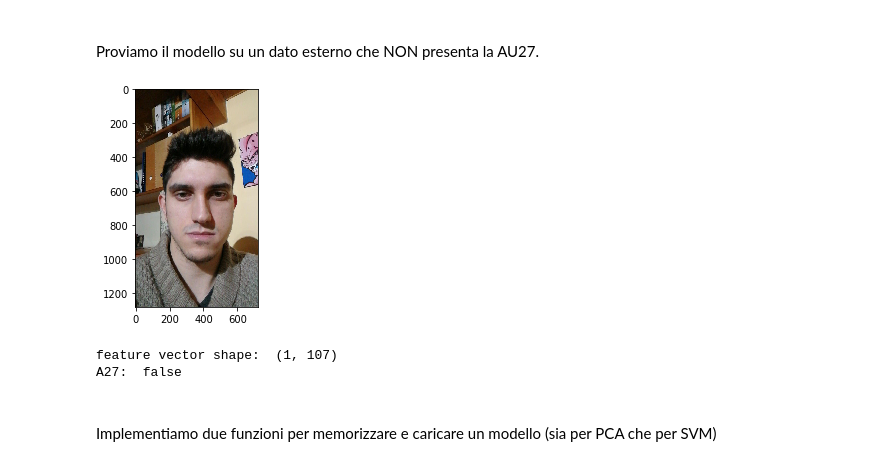
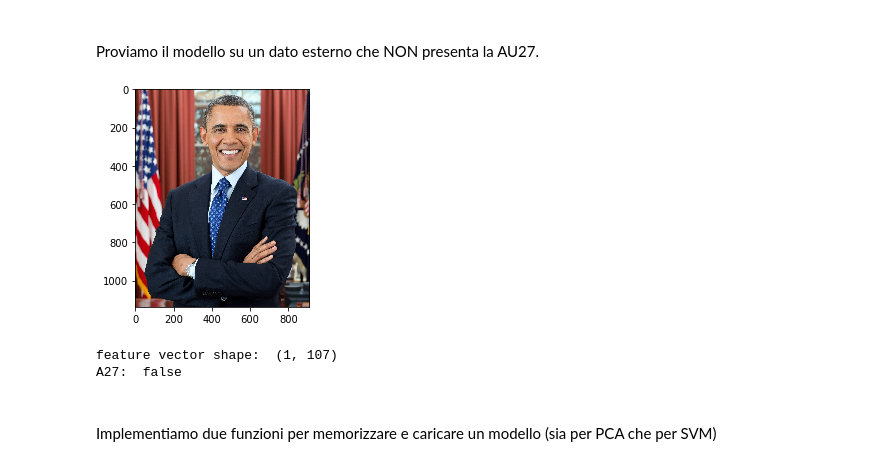
Before and after one commit to lucaArrotta/Python-library-for-Action-Unit-and-Emotion-recognition-with-CNNs-SVMs-and-SVRs, a Jupyter notebook: svm_training.ipynb, the cells around one changed output. Cells and saved outputs as stored; diff of their text form; code cells hidden in the pictures.

```diff
--- a/svm_training.ipynb
+++ b/svm_training.ipynb
@@ -36,8 +36,6 @@ Funzioni di supporto per lo scorrimento del Dataset.
 import matplotlib.pyplot as plt
 import matplotlib.image as mpimg
 
-frame_path = "dataset/CK+/cohn-kanade-images"
-label_path = "dataset/CK+/FACS"
 
 def show_gray_image_from_path(path):
     img = mpimg.imread(path)
@@ -47,7 +45,7 @@ def show_gray_image_from_path(path):
 def change_extension_to_txt(text):
     return text[:-4] + "_facs.txt"
 
-def get_aus(subpath):
+def get_aus(label_path, subpath):
     img_aus = list()  # lista delle AU della singola immagine
     fname = "{}/{}".format(label_path, change_extension_to_txt(subpath))
     if os.path.isfile(fname):  # se il file esiste
@@ -197,0 +199,25 @@ X_test: (33, 107)
+# %%
+from sklearn.preprocessing import StandardScaler
+from sklearn.model_selection import GridSearchCV
+from sklearn.svm import SVC
+
+# Scaliamo i dati
+scaler = StandardScaler()
+scaler.fit(X_train_pca)
+X_train_pca = scaler.transform(X_train_pca)
+X_test_pca = scaler.transform(X_test_pca)
+
+# Grid Search
+# Parameter Grid
+#param_grid = {'C': [100, 10, 1, 0.1, 0.001], 'gamma': [0.00001, 0.001, 0.01]}
+param_grid = {'C': [100, 10, 1, 0.1, 0.001], 'gamma': [0.00001, 0.001, 0.01]}
+
+
+# Make grid search classifier
+clf_grid = GridSearchCV(SVC(), param_grid, verbose=1, cv=5, n_jobs=-1)
+
+# Train the classifier
+clf_grid.fit(X_train_pca, y_train)
+
+print("Best Parameters:     ", clf_grid.best_params_)
+#print("Best Estimators:     ", clf_grid.best_estimator_)
@@ -199,8 +253,8 @@ X_test: (33, 107)
 <br>
 Addestriamo una SVM con questi dati di prova
 # %%
-from sklearn.svm import SVC
+#from sklearn.svm import SVC
 
-clf = SVC()
+clf = clf_grid.best_estimator_
 clf.fit(X_train_pca, y_train)
 # %% [output]
@@ -242,14 +296,14 @@ A27:  true
 <br>
 Proviamo il modello su un dato esterno che NON presenta la AU27.
 # %%
-show_image_from_path("images/AU27_prova2.jpg")
-fd = apply_pipeline("images/AU27_prova2.jpg")
+show_image_from_path("images/obama.jpg")
+fd = apply_pipeline("images/obama.jpg")
 fd = pca.transform(fd.reshape(1,-1))
 
 print("feature vector shape: ", fd.shape)
 print("A27: ", clf.predict(fd)[0])
 # %% [output]
-[figure, old version]
+[figure, new version]
 feature vector shape:  (1, 107)
 A27:  false
 # %% [markdown]
```
Also changed, not shown: parts of 16 cells of this notebook, 1 other file.
